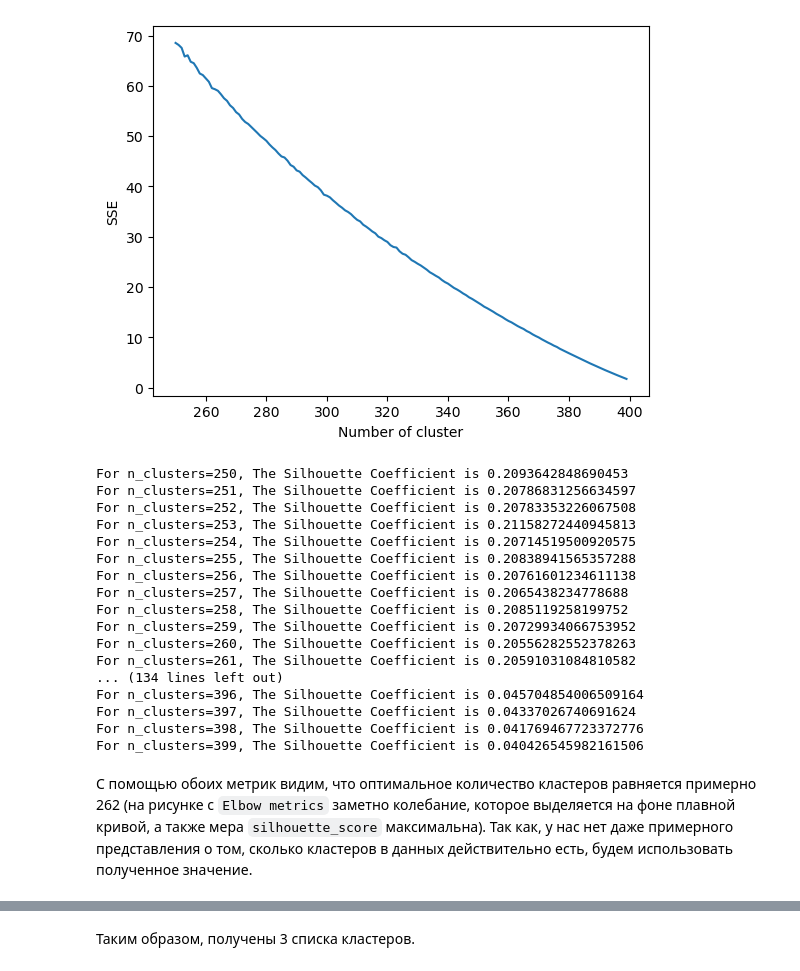
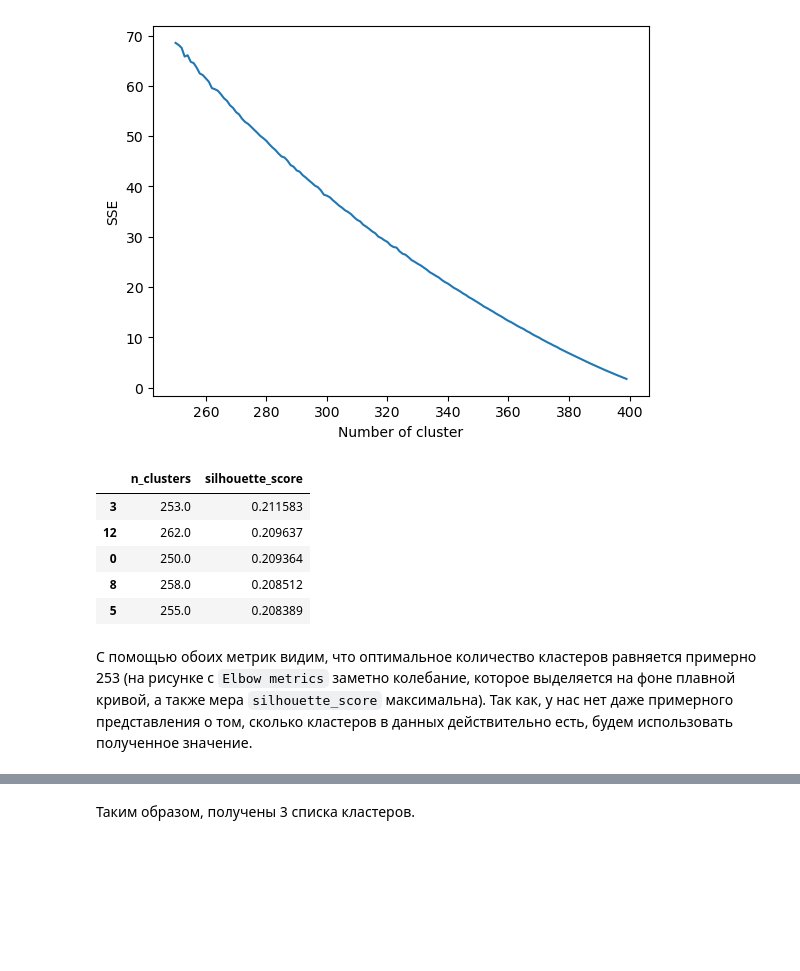
Before and after one commit to PolinaVorobeva/-2023_-_-_-, a Jupyter notebook: TalentCaseSber.ipynb, the cells around one changed output, grey strips where cells are left out. Cells and saved outputs as stored; diff of their text form; code cells hidden in the pictures; blank space fills up the shorter version.

```diff
--- a/TalentCaseSber.ipynb
+++ b/TalentCaseSber.ipynb
@@ -313,29 +313,23 @@ plt.show()
 # %% [output]
 [figure]
 # %%
+silhouette_scores = pd.DataFrame(columns=['n_clusters', 'silhouette_score'])
+
 for k in range(250, 400):
     kmeans = KMeans(n_clusters=k, max_iter=1000, random_state=100).fit(tfidf_bi_text)
     label = kmeans.labels_
     sil_coeff = silhouette_score(tfidf_bi_text, label, metric='euclidean')
-    print("For n_clusters={}, The Silhouette Coefficient is {}".format(k, sil_coeff))
+    silhouette_scores = silhouette_scores.append({'n_clusters': k, 'silhouette_score': sil_coeff}, ignore_index = True)
-# %% [output]
-For n_clusters=250, The Silhouette Coefficient is 0.2093642848690453
-For n_clusters=251, The Silhouette Coefficient is 0.20786831256634597
-For n_clusters=252, The Silhouette Coefficient is 0.20783353226067508
-For n_clusters=253, The Silhouette Coefficient is 0.21158272440945813
-For n_clusters=254, The Silhouette Coefficient is 0.20714519500920575
-For n_clusters=255, The Silhouette Coefficient is 0.20838941565357288
-For n_clusters=256, The Silhouette Coefficient is 0.20761601234611138
-For n_clusters=257, The Silhouette Coefficient is 0.2065438234778688
-For n_clusters=258, The Silhouette Coefficient is 0.2085119258199752
-For n_clusters=259, The Silhouette Coefficient is 0.20729934066753952
-For n_clusters=260, The Silhouette Coefficient is 0.20556282552378263
-For n_clusters=261, The Silhouette Coefficient is 0.20591031084810582
-... (134 lines left out)
-For n_clusters=396, The Silhouette Coefficient is 0.045704854006509164
-For n_clusters=397, The Silhouette Coefficient is 0.04337026740691624
-For n_clusters=398, The Silhouette Coefficient is 0.041769467723372776
-For n_clusters=399, The Silhouette Coefficient is 0.040426545982161506
+# %%
+silhouete_scores = silhouette_scores.sort_values(by='silhouette_score', ascending=False)
+silhouete_scores.head(5)
+# %% [output]
+|  | n_clusters | silhouette_score |
+| 3 | 253.0 | 0.211583 |
+| 12 | 262.0 | 0.209637 |
+| 0 | 250.0 | 0.209364 |
+| 8 | 258.0 | 0.208512 |
+| 5 | 255.0 | 0.208389 |
 # %% [markdown]
-С помощью обоих метрик видим, что оптимальное количество кластеров равняется примерно 262 (на рисунке с `Elbow metrics` заметно колебание, которое выделяется на фоне плавной кривой, а также мера `silhouette_score` максимальна). Так как, у нас нет даже примерного представления о том, сколько кластеров в данных действительно есть, будем использовать полученное значение.
+С помощью обоих метрик видим, что оптимальное количество кластеров равняется примерно 253 (на рисунке с `Elbow metrics` заметно колебание, которое выделяется на фоне плавной кривой, а также мера `silhouette_score` максимальна). Так как, у нас нет даже примерного представления о том, сколько кластеров в данных действительно есть, будем использовать полученное значение.
 # %%
```
Also changed, not shown: parts of 7 cells of this notebook, 4 other files.
